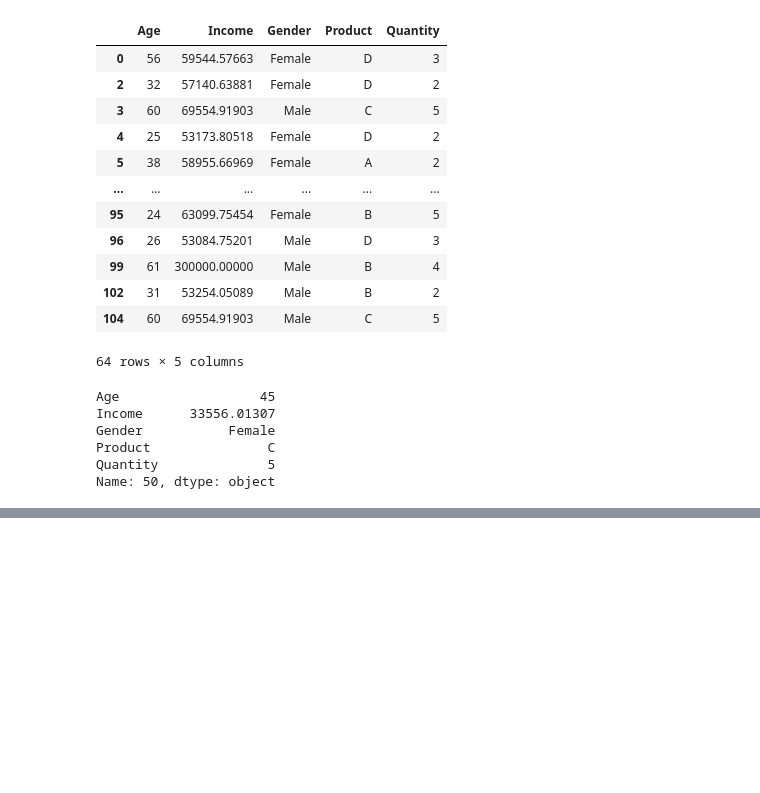
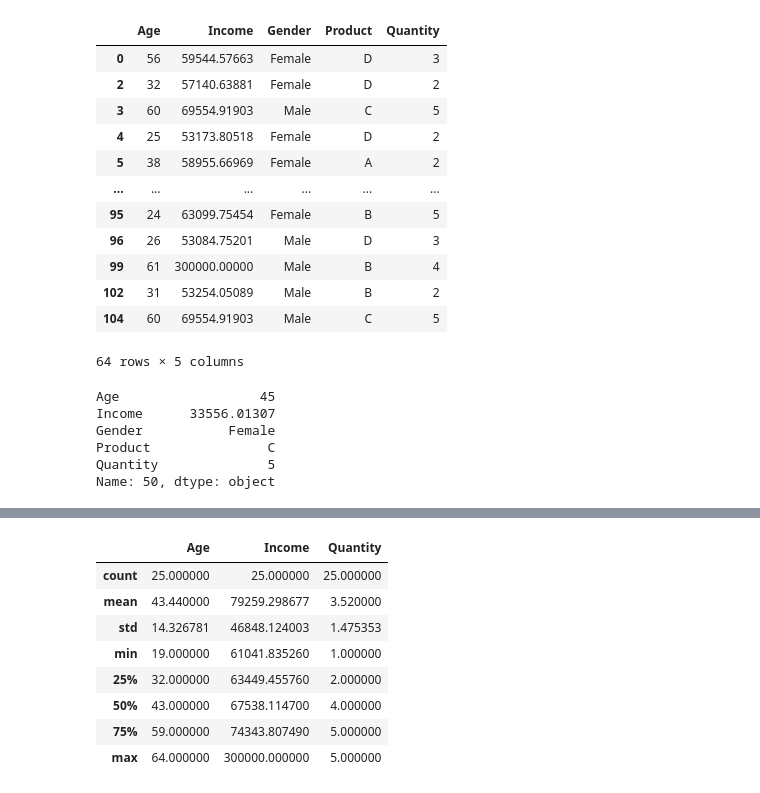
Before and after one commit to LuyiLiuAmber/Luyi, a Jupyter notebook: class1_may10.ipynb, the cells around one changed output, grey strips where cells are left out. Saved outputs shown, nothing was run; the diff lists cells and outputs as text; code cells hidden in the pictures; blank space fills up the shorter version.

```diff
--- a/class1_may10.ipynb
+++ b/class1_may10.ipynb
@@ -186,0 +206,12 @@ Name: 50, dtype: object
+# %%
+df[df['Income'] > 60000].describe()
+# %% [output]
+|  | Age | Income | Quantity |
+| count | 25.000000 | 25.000000 | 25.000000 |
+| mean | 43.440000 | 79259.298677 | 3.520000 |
+| std | 14.326781 | 46848.124003 | 1.475353 |
+| min | 19.000000 | 61041.835260 | 1.000000 |
+| 25% | 32.000000 | 63449.455760 | 2.000000 |
+| 50% | 43.000000 | 67538.114700 | 4.000000 |
+| 75% | 59.000000 | 74343.807490 | 5.000000 |
+| max | 64.000000 | 300000.000000 | 5.000000 |
```
Also changed, not shown: parts of 4 cells of this notebook.
